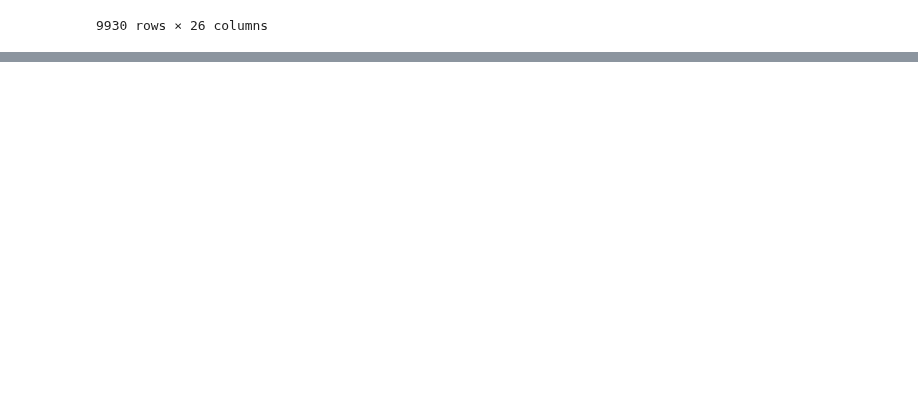
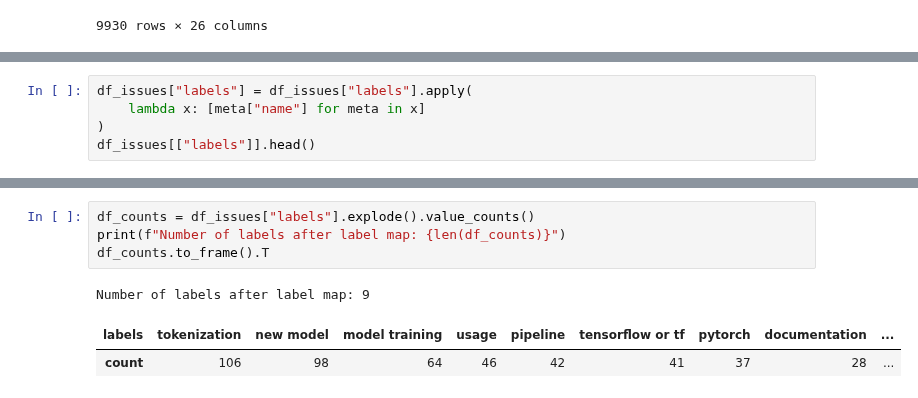
Before and after one commit to JpChii/nlp-with-hugging-face, a Jupyter notebook: notebooks/9-dealing-with-few-to-no-labels.ipynb, the cells around one changed output, grey strips where cells are left out. Cells and saved outputs as stored; diff of their text form; blank space fills up the shorter version.

```diff
--- a/notebooks/9-dealing-with-few-to-no-labels.ipynb
+++ b/notebooks/9-dealing-with-few-to-no-labels.ipynb
@@ -106,0 +178,5 @@ df_issues
+# %%
+df_issues["labels"] = df_issues["labels"].apply(
+    lambda x: [meta["name"] for meta in x]
+)
+df_issues[["labels"]].head()
@@ -106,0 +254,8 @@ df_issues
+# %%
+df_counts = df_issues["labels"].explode().value_counts()
+print(f"Number of labels after label map: {len(df_counts)}")
+df_counts.to_frame().T
+# %% [output]
+Number of labels after label map: 9
+| labels | tokenization | new model | model training | usage | pipeline | tensorflow or tf | pytorch | documentation | ... |
+| count | 106 | 98 | 64 | 46 | 42 | 41 | 37 | 28 | ... |
```
Also changed, not shown: parts of 28 cells of this notebook.
